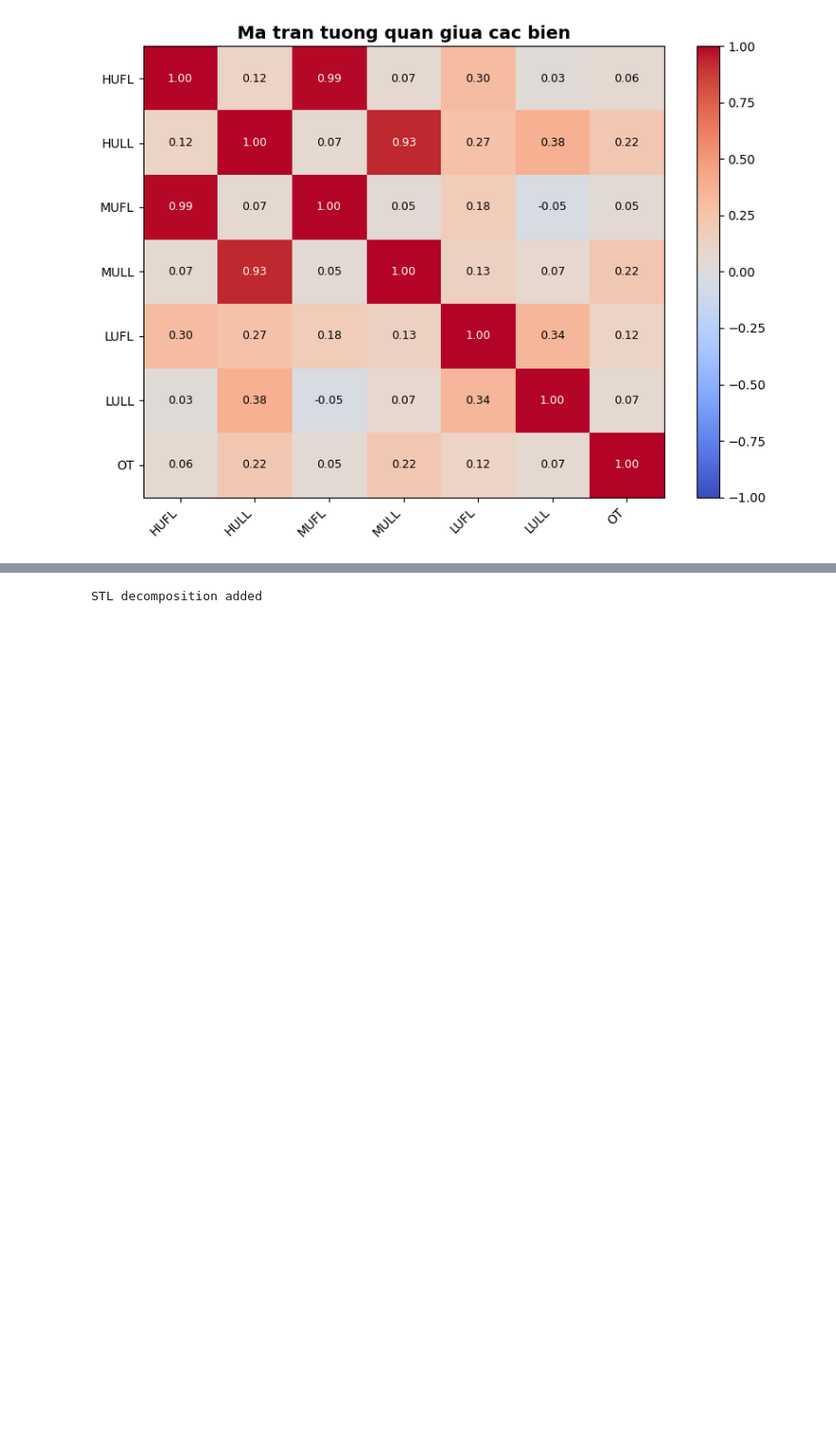
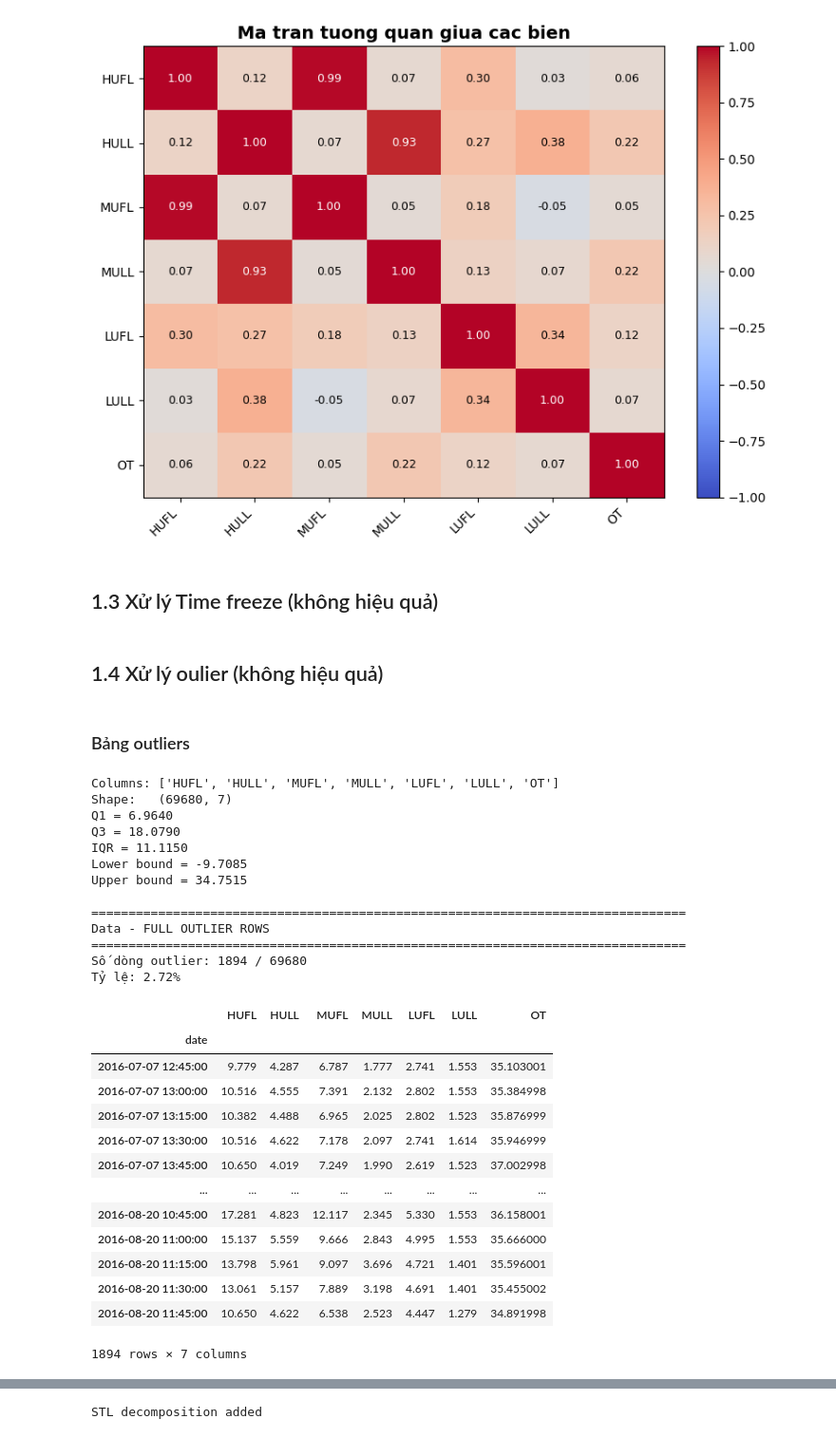
Before and after one commit to RyezenKaito/ETTmForecasting, a Jupyter notebook: PhanPhungVu_PhamLeKhanhAn_Report35.ipynb, the cells around one changed output, grey strips where cells are left out. Shown at 95% size. Cells and saved outputs as stored; diff of their text form; code cells hidden in the pictures; blank space fills up the shorter version.

```diff
--- a/PhanPhungVu_PhamLeKhanhAn_Report35.ipynb
+++ b/PhanPhungVu_PhamLeKhanhAn_Report35.ipynb
@@ -142,3 +149,5 @@ plt.show()
 for col in ['MUFL', 'MULL']:
     if col in df.columns:
         df.drop(col, axis=1, inplace=True)
+# %% [markdown]
+## 1.3 Xử lý Time freeze (không hiệu quả)
@@ -144,0 +178,77 @@ for col in ['MUFL', 'MULL']:
+# %% [markdown]
+## 1.4 Xử lý oulier (không hiệu quả)
+# %% [markdown]
+### Bảng outliers
+# %%
+# ═══════════════════════════════════════════════════════════════
+# PRINT FULL ROWS THAT ARE OUTLIERS
+# ═══════════════════════════════════════════════════════════════
+temp = pd.read_csv('data/ETTm1.csv')
+temp['date'] = pd.to_datetime(temp['date'])
+temp = temp.set_index('date')
+print(f'Columns: {temp.columns.tolist()}')
+print(f'Shape:   {temp.shape}')
+target_col = 'OT'
+
+# Tính ngưỡng outlier trên train để tránh leakage
+Q1 = temp[target_col].quantile(0.25)
+Q3 = temp[target_col].quantile(0.75)
+IQR = Q3 - Q1
+
+lower = Q1 - 1.5 * IQR
+upper = Q3 + 1.5 * IQR
+
+print(f"Q1 = {Q1:.4f}")
+print(f"Q3 = {Q3:.4f}")
+print(f"IQR = {IQR:.4f}")
+print(f"Lower bound = {lower:.4f}")
+print(f"Upper bound = {upper:.4f}")
+
+def print_full_outlier_rows(split_name, data):
+    outlier_rows = data[
+        (data[target_col] < lower) |
+        (data[target_col] > upper)
+    ].copy()
+
+    print("\n" + "="*80)
+    print(f"{split_name} - FULL OUTLIER ROWS")
+    print("="*80)
+    print(f"Số dòng outlier: {len(outlier_rows)} / {len(data)}")
+    print(f"Tỷ lệ: {len(outlier_rows) / len(data) * 100:.2f}%")
+
+    if len(outlier_rows) > 0:
+        display(outlier_rows)   # in toàn bộ dòng trong data
+    else:
+        print("Không có dòng outlier.")
+
+    return outlier_rows
+
+df_outlier_rows = print_full_outlier_rows("Data", temp)
+# %% [output]
+Columns: ['HUFL', 'HULL', 'MUFL', 'MULL', 'LUFL', 'LULL', 'OT']
+Shape:   (69680, 7)
+Q1 = 6.9640
+Q3 = 18.0790
+IQR = 11.1150
+Lower bound = -9.7085
+Upper bound = 34.7515
+
+================================================================================
+Data - FULL OUTLIER ROWS
+================================================================================
+Số dòng outlier: 1894 / 69680
+Tỷ lệ: 2.72%
+|  | HUFL | HULL | MUFL | MULL | LUFL | LULL | OT |
+| date |  |  |  |  |  |  |  |
+| 2016-07-07 12:45:00 | 9.779 | 4.287 | 6.787 | 1.777 | 2.741 | 1.553 | 35.103001 |
+| 2016-07-07 13:00:00 | 10.516 | 4.555 | 7.391 | 2.132 | 2.802 | 1.553 | 35.384998 |
+| 2016-07-07 13:15:00 | 10.382 | 4.488 | 6.965 | 2.025 | 2.802 | 1.523 | 35.876999 |
+| 2016-07-07 13:30:00 | 10.516 | 4.622 | 7.178 | 2.097 | 2.741 | 1.614 | 35.946999 |
+| 2016-07-07 13:45:00 | 10.650 | 4.019 | 7.249 | 1.990 | 2.619 | 1.523 | 37.002998 |
+| ... | ... | ... | ... | ... | ... | ... | ... |
+| 2016-08-20 10:45:00 | 17.281 | 4.823 | 12.117 | 2.345 | 5.330 | 1.553 | 36.158001 |
+| 2016-08-20 11:00:00 | 15.137 | 5.559 | 9.666 | 2.843 | 4.995 | 1.553 | 35.666000 |
+| 2016-08-20 11:15:00 | 13.798 | 5.961 | 9.097 | 3.696 | 4.721 | 1.401 | 35.596001 |
+| 2016-08-20 11:30:00 | 13.061 | 5.157 | 7.889 | 3.198 | 4.691 | 1.401 | 35.455002 |
+| 2016-08-20 11:45:00 | 10.650 | 4.622 | 6.538 | 2.523 | 4.447 | 1.279 | 34.891998 |
+1894 rows × 7 columns
```
Also changed, not shown: parts of 15 cells of this notebook, 3 other files.
